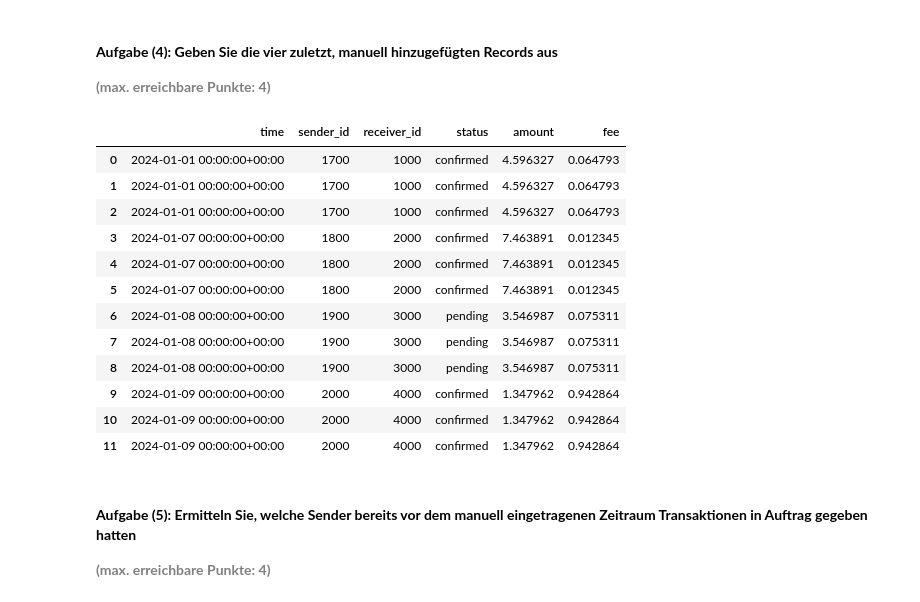
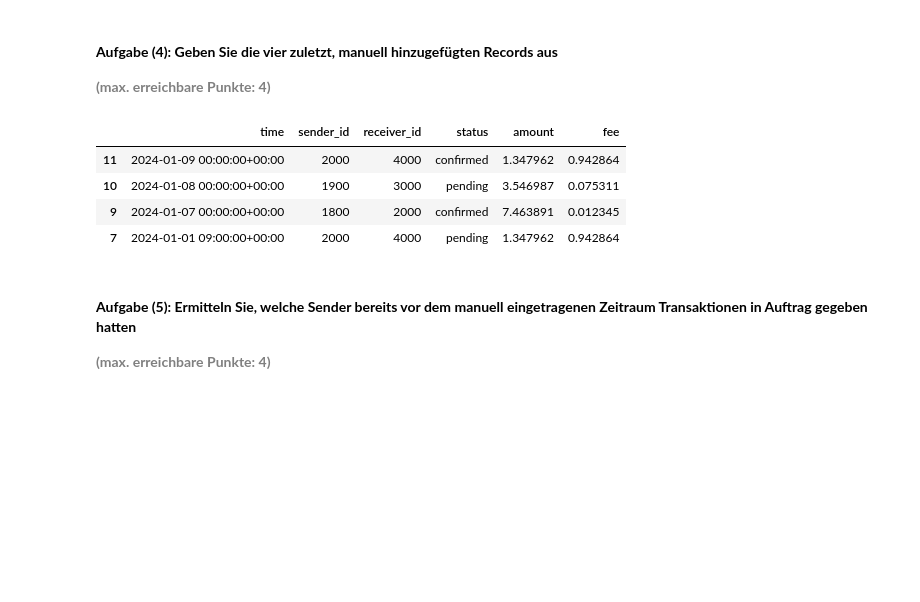
Before and after one commit to migifor-forstmi4/tinyflux, a Jupyter notebook: 99_alte Prüfungen/AP02/AP02_Mgmt_Nutzung_Temporale_Daten.ipynb, the cells around one changed output. Drawn from its saved outputs; the diff is of its cells as text; code cells hidden in the pictures; blank space fills up the shorter version.

```diff
--- a/99_alte Prüfungen/AP02/AP02_Mgmt_Nutzung_Temporale_Daten.ipynb
+++ b/99_alte Prüfungen/AP02/AP02_Mgmt_Nutzung_Temporale_Daten.ipynb
@@ -271,27 +271,25 @@ time = TimeQuery()
 # %%
 # Definieren der Query
 time_query_conditions = (time >= datetime(2024, 1, 1, 0, 0, 0, tzinfo=timezone.utc))
 
 # Datenabfrage mittels der definierten Query
 my_results = db.search(time_query_conditions)
 
 # Erstellung eines Dataframes aus den Query-Resultaten
 df_result = points_to_dataframe(my_results)
-df_result
+
+#Schritt 1: Entfernen von Duplikaten (z.B. nach Zeitstempel)
+df_unique = df_result.drop_duplicates(subset=["time"])
+
+#Schritt 2: Sortieren nach Zeitstempel
+df_last4 = df_unique.sort_values("time", ascending=False).head(4)
+df_last4
 # %% [output]
 |  | time | sender_id | receiver_id | status | amount | fee |
-| 0 | 2024-01-01 00:00:00+00:00 | 1700 | 1000 | confirmed | 4.596327 | 0.064793 |
-| 1 | 2024-01-01 00:00:00+00:00 | 1700 | 1000 | confirmed | 4.596327 | 0.064793 |
-| 2 | 2024-01-01 00:00:00+00:00 | 1700 | 1000 | confirmed | 4.596327 | 0.064793 |
-| 3 | 2024-01-07 00:00:00+00:00 | 1800 | 2000 | confirmed | 7.463891 | 0.012345 |
-| 4 | 2024-01-07 00:00:00+00:00 | 1800 | 2000 | confirmed | 7.463891 | 0.012345 |
-| 5 | 2024-01-07 00:00:00+00:00 | 1800 | 2000 | confirmed | 7.463891 | 0.012345 |
-| 6 | 2024-01-08 00:00:00+00:00 | 1900 | 3000 | pending | 3.546987 | 0.075311 |
-| 7 | 2024-01-08 00:00:00+00:00 | 1900 | 3000 | pending | 3.546987 | 0.075311 |
-| 8 | 2024-01-08 00:00:00+00:00 | 1900 | 3000 | pending | 3.546987 | 0.075311 |
-| 9 | 2024-01-09 00:00:00+00:00 | 2000 | 4000 | confirmed | 1.347962 | 0.942864 |
-| 10 | 2024-01-09 00:00:00+00:00 | 2000 | 4000 | confirmed | 1.347962 | 0.942864 |
 | 11 | 2024-01-09 00:00:00+00:00 | 2000 | 4000 | confirmed | 1.347962 | 0.942864 |
+| 10 | 2024-01-08 00:00:00+00:00 | 1900 | 3000 | pending | 3.546987 | 0.075311 |
+| 9 | 2024-01-07 00:00:00+00:00 | 1800 | 2000 | confirmed | 7.463891 | 0.012345 |
+| 7 | 2024-01-01 09:00:00+00:00 | 2000 | 4000 | pending | 1.347962 | 0.942864 |
 # %% [markdown]
 #### <b>Aufgabe (5): Ermitteln Sie, welche Sender bereits vor dem manuell eingetragenen Zeitraum Transaktionen in Auftrag gegeben hatten</b>
 
```
Also changed, not shown: parts of 7 cells of this notebook, 3 other files.
